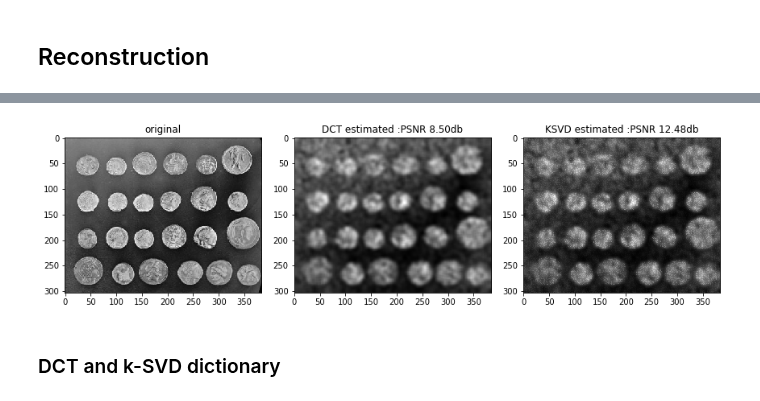
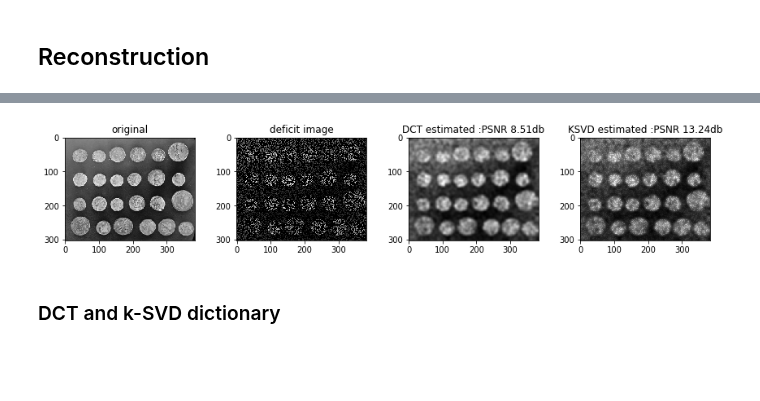
Before and after one commit to hacarus/spm-image, a Jupyter notebook: examples/ksvd_inpainting.ipynb, the cells around one changed output, grey strips where cells are left out. Cells and saved outputs as stored; diff of their text form; code cells hidden in the pictures; blank space fills up the shorter version.

Commit message:
#24 randam sampling ksvd inpainting

```diff
--- a/examples/ksvd_inpainting.ipynb
+++ b/examples/ksvd_inpainting.ipynb
@@ -81,7 +81,10 @@ def get_dct_dict(patch_size: int, dict_size: int):
             A_1D[k, :] -= A_1D[k, :].mean()
     return np.kron(A_1D, A_1D)
 
-def get_ksvd_dict(img, n_components, k0, patch_size):
+def get_ksvd_dict(img, n_components, k0, patch_size, sampling_num=10, sampling_size=None):
+    if sampling_size is None:
+        sampling_size = 2*n_components
+
     X = extract_and_flatten(img, patch_size)
     X = np.where(X == 0, -9999, X)
     for idx in range(X.shape[0]):
@@ -90,9 +93,13 @@ def get_ksvd_dict(img, n_components, k0, patch_size):
         t_mean = np.mean(target)
         t_std = np.std(target)
         X[idx, target_idx] = (target - t_mean)/t_std
-#     print(X[0, :])
-    model = KSVD(n_components=n_components, transform_n_nonzero_coefs=k0, max_iter=20, missing_value=-9999, method='approximate')
-    model.fit(X)
+
+    model = KSVD(n_components=n_components, transform_n_nonzero_coefs=k0, max_iter=10, missing_value=-9999, method='approximate')
+
+    for i in range(sampling_num):
+        x = X[np.random.permutation(len(X))[:sampling_size]]
+        model.fit(x)
+
     return model.components_
 # %% [markdown]
 ## Reconstruction
@@ -135,26 +142,30 @@ Wall time: 31min 37s
 # %%
 from skimage.measure import compare_psnr
 
 dct_psnr = compare_psnr(original_img, dct_reconstruct_img.astype(np.uint8))
 ksvd_psnr = compare_psnr(original_img, ksvd_reconstruct_img.astype(np.uint8))
 
 plt.figure(figsize=(12, 4))
 
-plt.subplot(1, 3, 1)
+plt.subplot(1, 4, 1)
 plt.imshow(original_img, cmap='gray')
 plt.title('original')
 
-plt.subplot(1, 3, 2)
+plt.subplot(1, 4, 2)
+plt.imshow(deficit_img, cmap='gray')
+plt.title('deficit image')
+
+plt.subplot(1, 4, 3)
 plt.imshow(dct_reconstruct_img, cmap='gray')
 plt.title('DCT estimated :PSNR {0:.2f}db'.format(dct_psnr))
 
-plt.subplot(1, 3, 3)
+plt.subplot(1, 4, 4)
 plt.imshow(ksvd_reconstruct_img, cmap='gray')
 plt.title('KSVD estimated :PSNR {0:.2f}db'.format(ksvd_psnr))
 
 plt.tight_layout()
 # %% [output]
-[figure, old version]
+[figure, new version]
 # %% [markdown]
 ### DCT and k-SVD dictionary
 # %%
```
Also changed, not shown: parts of 5 cells of this notebook.
